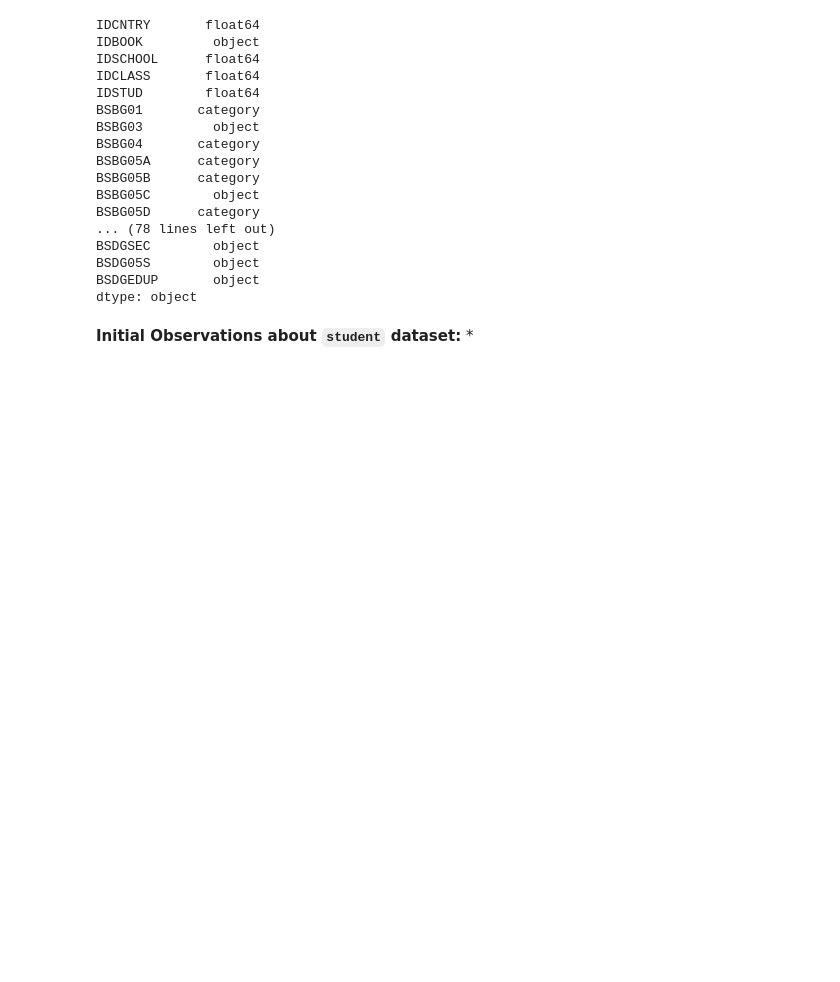
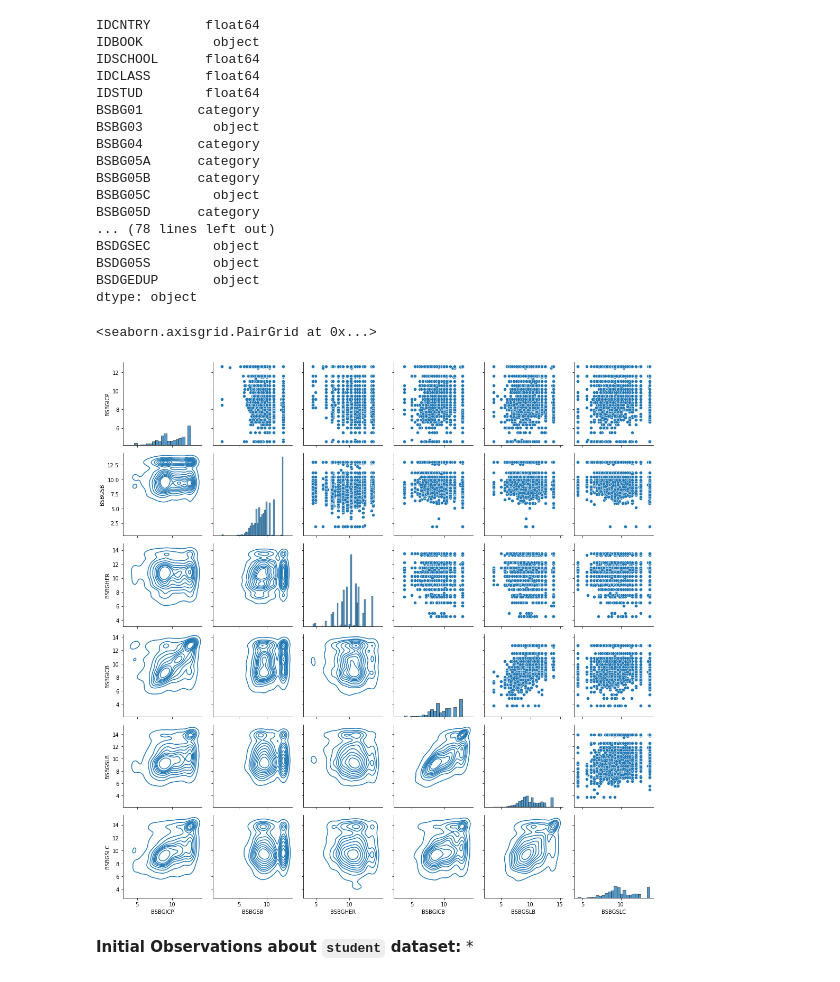
Before and after one commit to sjhaluck/TIMSS-Data-Science, a Jupyter notebook: TIMSS Exploration.ipynb, the cells around one changed output. Saved outputs shown, nothing was run; the diff lists cells and outputs as text; code cells hidden in the pictures; blank space fills up the shorter version.

```diff
--- a/TIMSS Exploration.ipynb
+++ b/TIMSS Exploration.ipynb
@@ -410,6 +427,14 @@ BSDGSEC        object
 BSDG05S        object
 BSDGEDUP       object
 dtype: object
+# %%
+g = sns.PairGrid(student.sample(10000).loc[:,random.sample([col for col in student.columns if 'BSBG' in col and student[col].dtype == 'float64'],6)])
+g.map_upper(sns.scatterplot)
+g.map_lower(sns.kdeplot)
+g.map_diag(sns.histplot)
+# %% [output]
+<seaborn.axisgrid.PairGrid at 0x...>
+[figure, added]
 # %% [markdown]
 **Initial Observations about `student` dataset:**
 *
```
Also changed, not shown: parts of 5 cells of this notebook.
